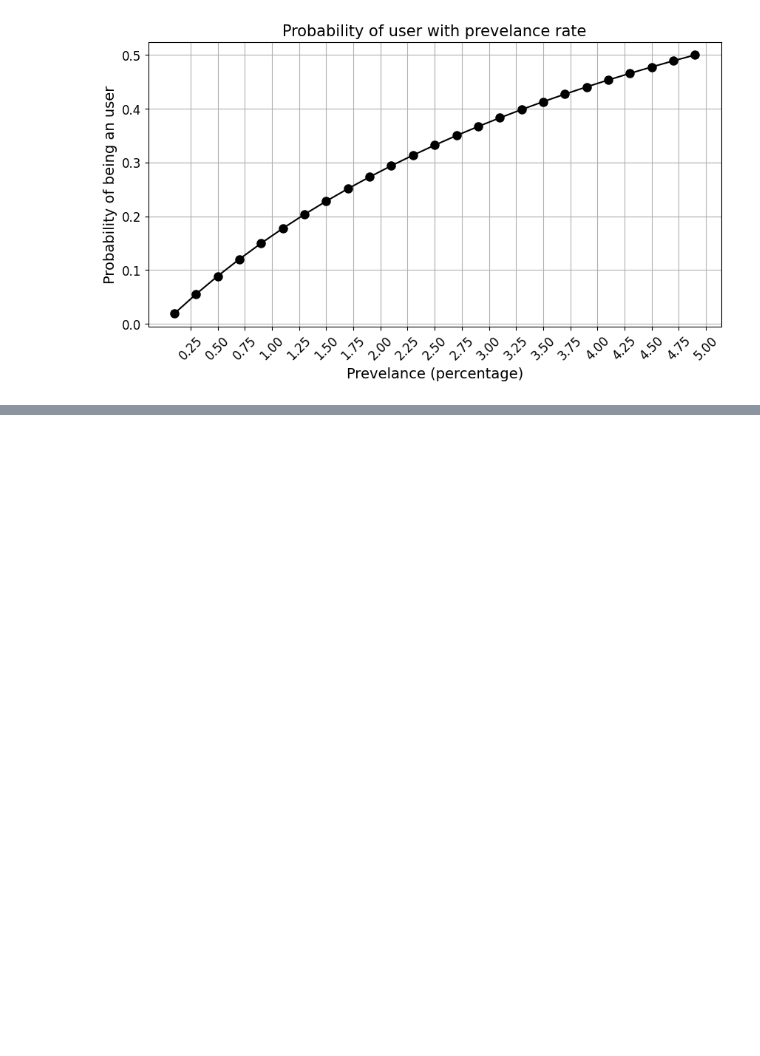
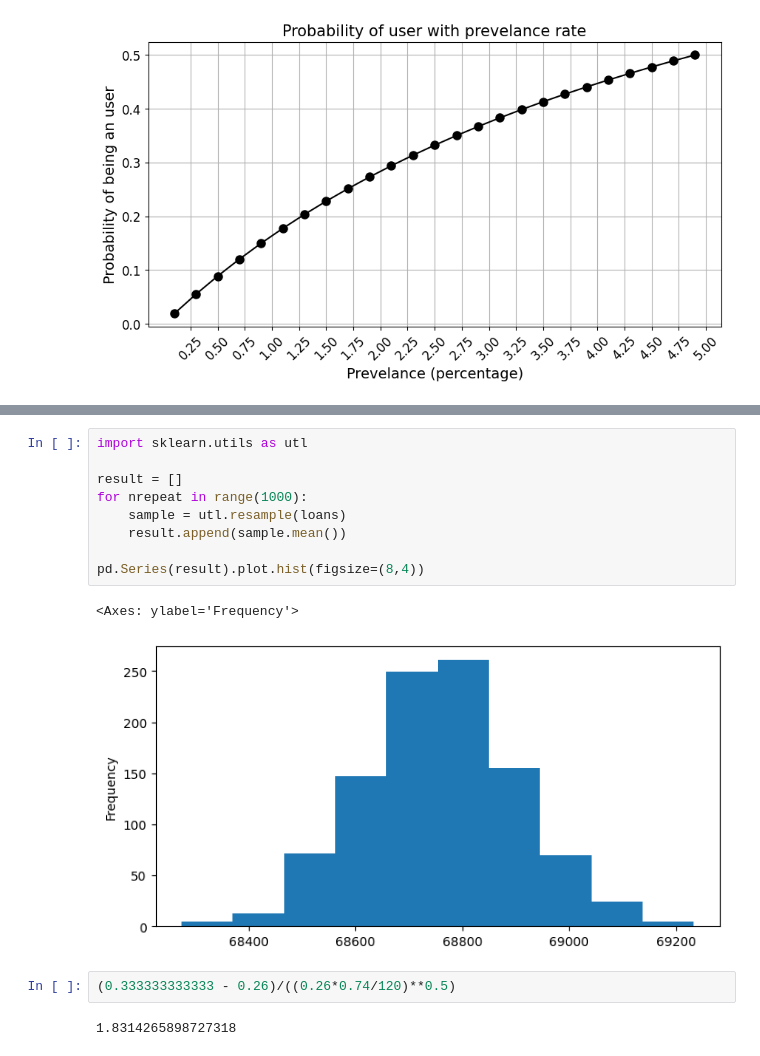
Before and after one commit to NurmukhamedKZ/Data-Projects, a Jupyter notebook: statistics_and_probability.ipynb, the cells around one changed output, grey strips where cells are left out. Saved outputs shown, nothing was run; the diff lists cells and outputs as text; blank space fills up the shorter version.

```diff
--- a/statistics_and_probability.ipynb
+++ b/statistics_and_probability.ipynb
@@ -437,0 +466,16 @@ plt.show()
+# %%
+import sklearn.utils as utl
+
+result = []
+for nrepeat in range(1000):
+    sample = utl.resample(loans)
+    result.append(sample.mean())
+
+pd.Series(result).plot.hist(figsize=(8,4))
+# %% [output]
+<Axes: ylabel='Frequency'>
+[figure, added]
+# %%
+(0.333333333333 - 0.26)/((0.26*0.74/120)**0.5)
+# %% [output]
+1.8314265898727318
```
Also changed, not shown: parts of 3 cells of this notebook, 1 other file.
